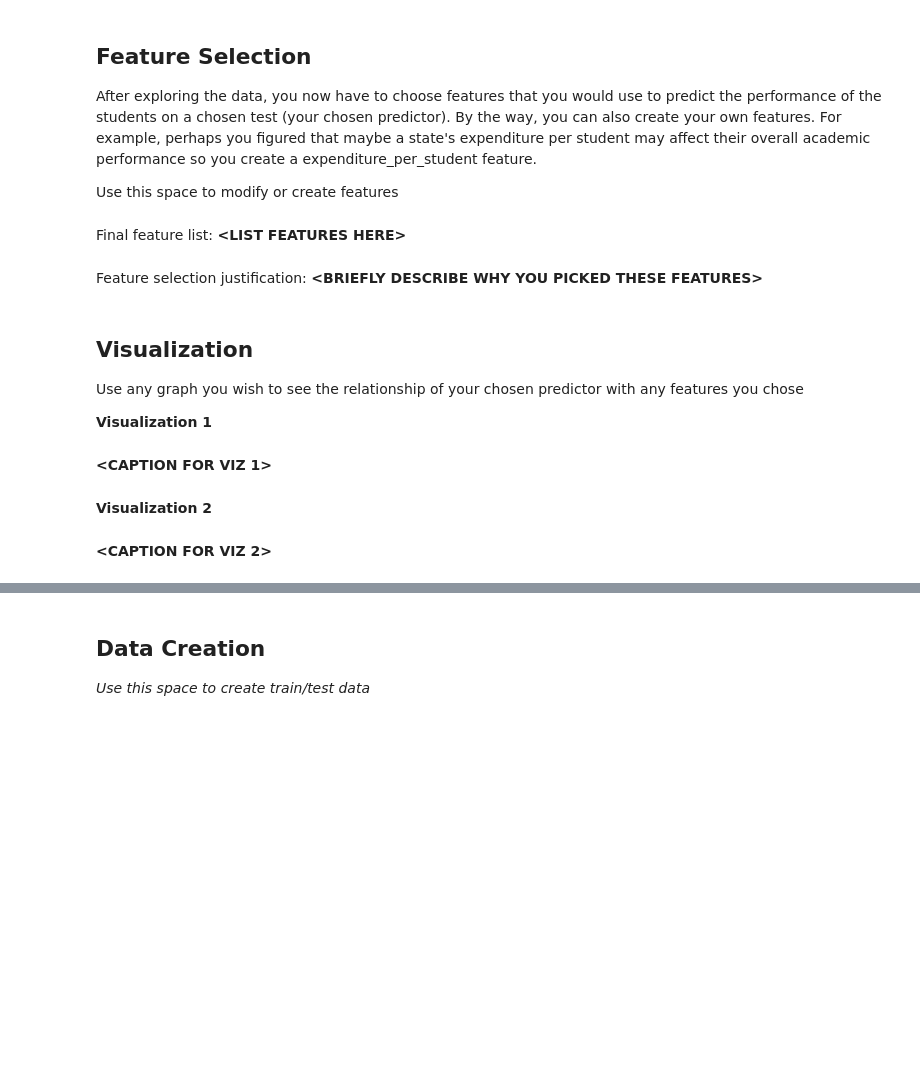
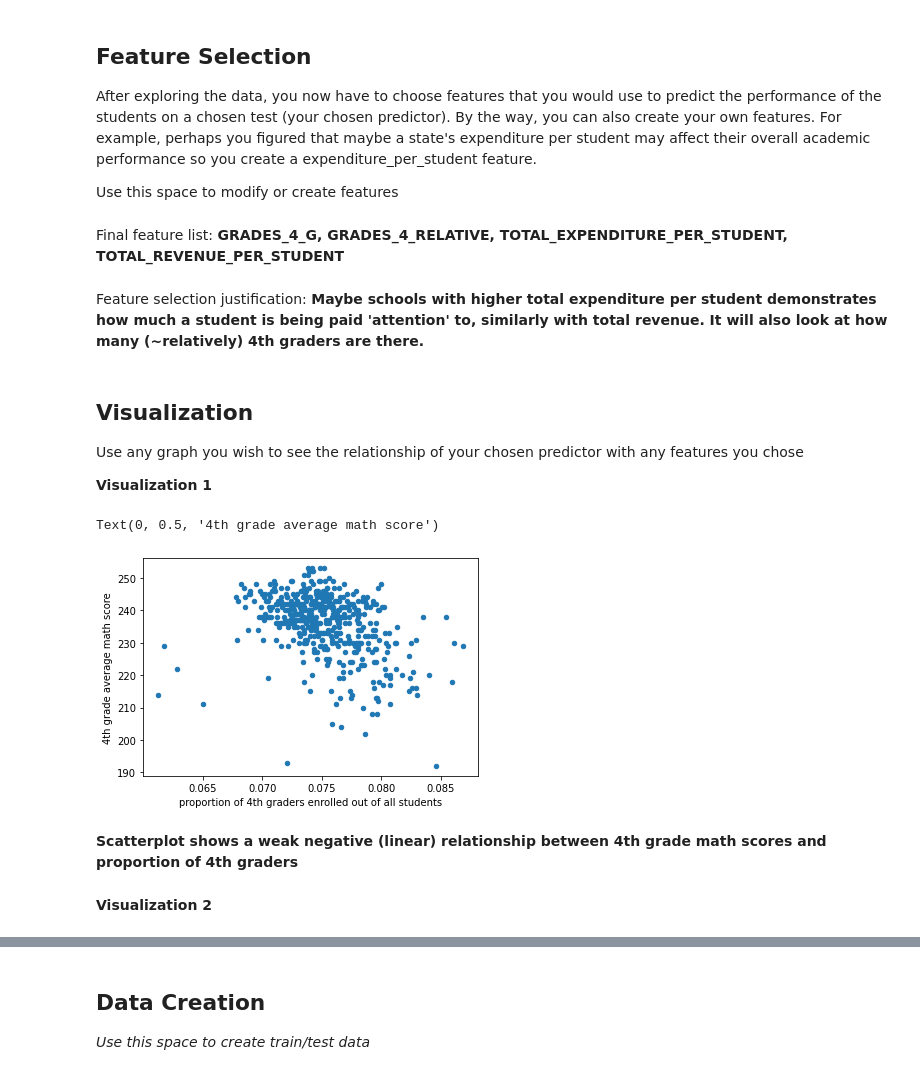
Before and after one commit to carolizh/MDST, a Jupyter notebook: checkpoint2/checkpoint2.ipynb, the cells around one changed output, grey strips where cells are left out. Drawn from its saved outputs; the diff is of its cells as text; code cells hidden in the pictures; blank space fills up the shorter version.

Commit message:
ML graph prediction

```diff
--- a/checkpoint2/checkpoint2.ipynb
+++ b/checkpoint2/checkpoint2.ipynb
@@ -116,19 +127,28 @@ Find the maximum predictor score for every state. Hint: there's a function that
 After exploring the data, you now have to choose features that you would use to predict the performance of the students on a chosen test (your chosen predictor). By the way, you can also create your own features. For example, perhaps you figured that maybe a state's expenditure per student may affect their overall academic performance so you create a expenditure_per_student feature.
 
 Use this space to modify or create features
+# %%
+data['TOTAL_EXPENDITURE_PER_STUDENT'] = data['TOTAL_EXPENDITURE'] / data['GRADES_ALL_G']
+data['TOTAL_REVENUE_PER_STUDENT'] = data['TOTAL_REVENUE'] / data['GRADES_ALL_G']
+data['GRADES_4_RELATIVE'] = data['GRADES_4_G'] / data['GRADES_ALL_G']
 # %% [markdown]
-Final feature list: **<LIST FEATURES HERE\>**
+Final feature list: **GRADES_4_G, GRADES_4_RELATIVE, TOTAL_EXPENDITURE_PER_STUDENT, TOTAL_REVENUE_PER_STUDENT**
-# %% [markdown]
-Feature selection justification: **<BRIEFLY DESCRIBE WHY YOU PICKED THESE FEATURES\>**
+# %% [markdown]
+Feature selection justification: **Maybe schools with higher total expenditure per student demonstrates how much a student is being paid 'attention' to, similarly with total revenue. It will also look at how many (~relatively) 4th graders are there.**
 # %% [markdown]
 <h2>Visualization</h2>
 
 Use any graph you wish to see the relationship of your chosen predictor with any features you chose
 
 **Visualization 1**
-# %% [markdown]
-**<CAPTION FOR VIZ 1>**
+# %%
+data.plot.scatter(x='GRADES_4_RELATIVE', y='AVG_MATH_4_SCORE')
+plt.xlabel('proportion of 4th graders enrolled out of all students')
+plt.ylabel('4th grade average math score')
+# %% [output]
+Text(0, 0.5, '4th grade average math score')
+[figure, added]
+# %% [markdown]
+**Scatterplot shows a weak negative (linear) relationship between 4th grade math scores and proportion of 4th graders**
 # %% [markdown]
 **Visualization 2**
-# %% [markdown]
-**<CAPTION FOR VIZ 2>**
```
Also changed, not shown: parts of 16 cells of this notebook.
